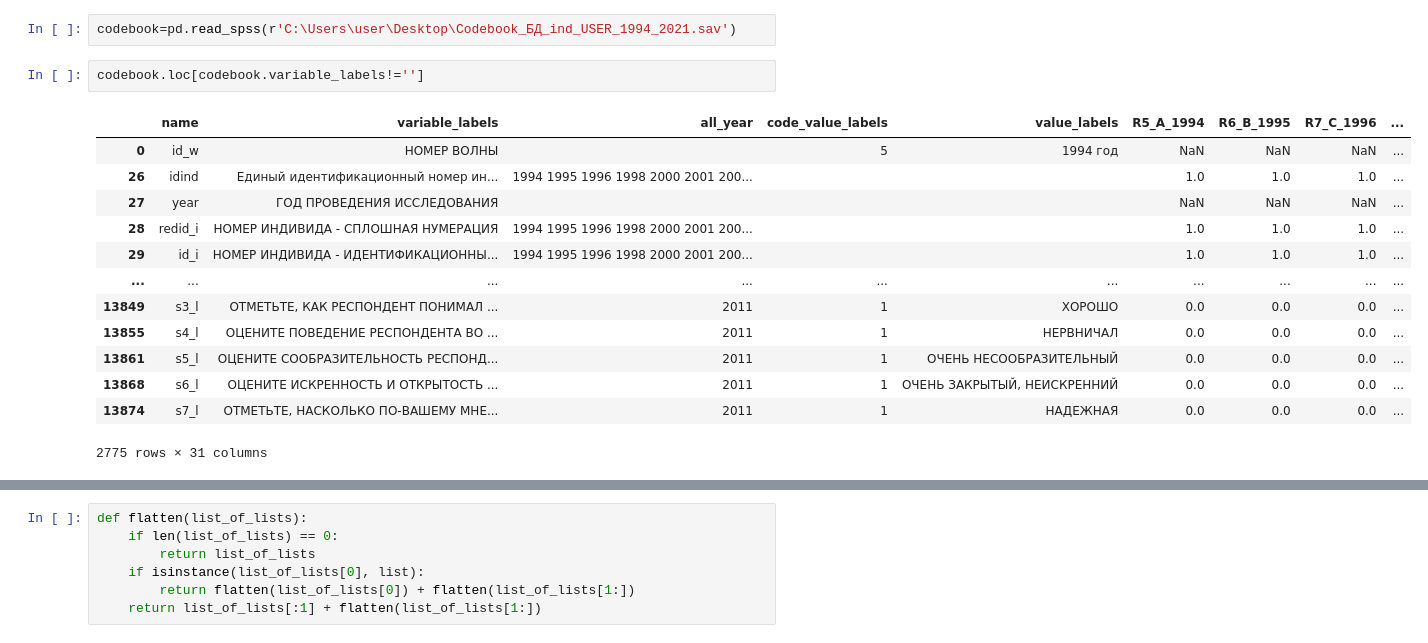
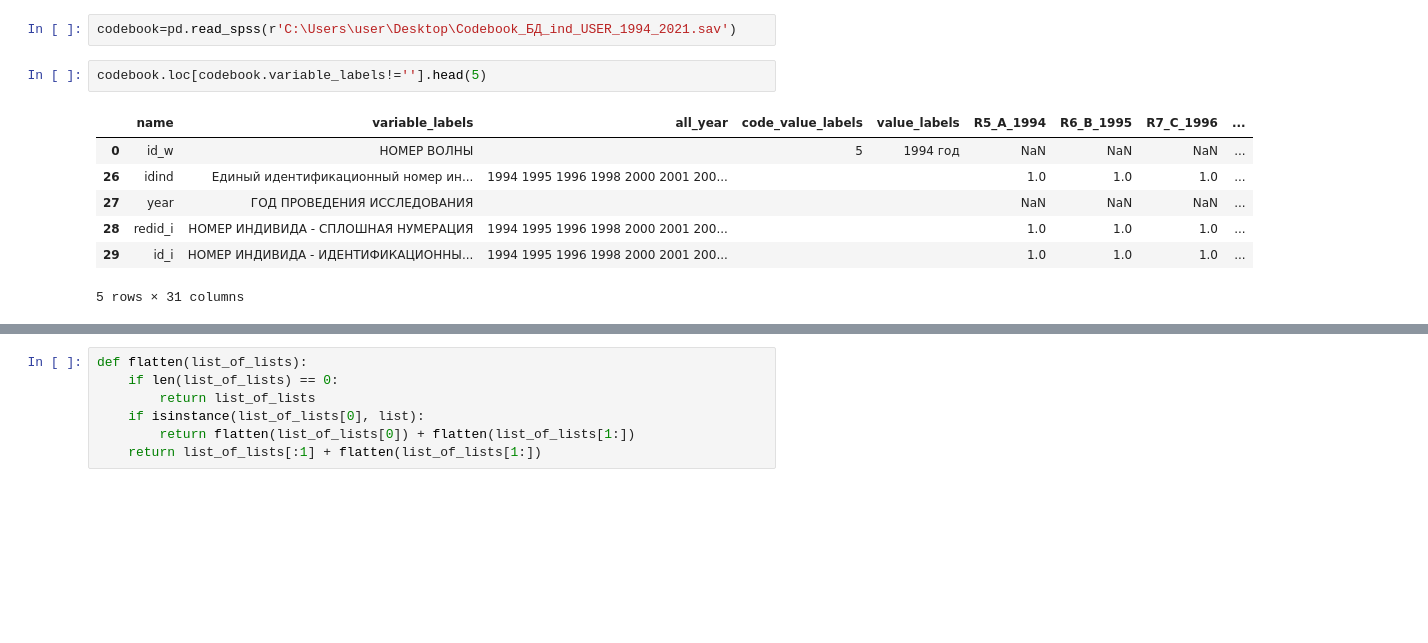
Before and after one commit to chereshan/RLMS, a Jupyter notebook: RLMS_HSE_politics/Political RLMS-HSE.ipynb, the cells around one changed output, grey strips where cells are left out. Cells and saved outputs as stored; diff of their text form; blank space fills up the shorter version.

```diff
--- a/RLMS_HSE_politics/Political RLMS-HSE.ipynb
+++ b/RLMS_HSE_politics/Political RLMS-HSE.ipynb
@@ -109,19 +106,13 @@ FAST_variable_ind(path=r'C:\Users\user\Desktop\Saved\Репрезентатив
 # %%
 codebook=pd.read_spss(r'C:\Users\user\Desktop\Codebook_БД_ind_USER_1994_2021.sav')
 # %%
-codebook.loc[codebook.variable_labels!='']
+codebook.loc[codebook.variable_labels!=''].head(5)
 # %% [output]
 |  | name | variable_labels | all_year | code_value_labels | value_labels | R5_A_1994 | R6_B_1995 | R7_C_1996 | ... |
 | 0 | id_w | НОМЕР ВОЛНЫ |  | 5 | 1994 год | NaN | NaN | NaN | ... |
 | 26 | idind | Единый идентификационный номер ин... | 1994 1995 1996 1998 2000 2001 200... |  |  | 1.0 | 1.0 | 1.0 | ... |
 | 27 | year | ГОД ПРОВЕДЕНИЯ ИССЛЕДОВАНИЯ |  |  |  | NaN | NaN | NaN | ... |
 | 28 | redid_i | НОМЕР ИНДИВИДА - СПЛОШНАЯ НУМЕРАЦИЯ | 1994 1995 1996 1998 2000 2001 200... |  |  | 1.0 | 1.0 | 1.0 | ... |
 | 29 | id_i | НОМЕР ИНДИВИДА - ИДЕНТИФИКАЦИОННЫ... | 1994 1995 1996 1998 2000 2001 200... |  |  | 1.0 | 1.0 | 1.0 | ... |
-| ... | ... | ... | ... | ... | ... | ... | ... | ... | ... |
-| 13849 | s3_l | ОТМЕТЬТЕ, КАК РЕСПОНДЕНТ ПОНИМАЛ ... | 2011 | 1 | ХОРОШО | 0.0 | 0.0 | 0.0 | ... |
-| 13855 | s4_l | ОЦЕНИТЕ ПОВЕДЕНИЕ РЕСПОНДЕНТА ВО ... | 2011 | 1 | НЕРВНИЧАЛ | 0.0 | 0.0 | 0.0 | ... |
-| 13861 | s5_l | ОЦЕНИТЕ СООБРАЗИТЕЛЬНОСТЬ РЕСПОНД... | 2011 | 1 | ОЧЕНЬ НЕСООБРАЗИТЕЛЬНЫЙ | 0.0 | 0.0 | 0.0 | ... |
-| 13868 | s6_l | ОЦЕНИТЕ ИСКРЕННОСТЬ И ОТКРЫТОСТЬ ... | 2011 | 1 | ОЧЕНЬ ЗАКРЫТЫЙ, НЕИСКРЕННИЙ | 0.0 | 0.0 | 0.0 | ... |
-| 13874 | s7_l | ОТМЕТЬТЕ, НАСКОЛЬКО ПО-ВАШЕМУ МНЕ... | 2011 | 1 | НАДЕЖНАЯ | 0.0 | 0.0 | 0.0 | ... |
-2775 rows × 31 columns
+5 rows × 31 columns
 # %%
```
Also changed, not shown: parts of 63 cells of this notebook.
